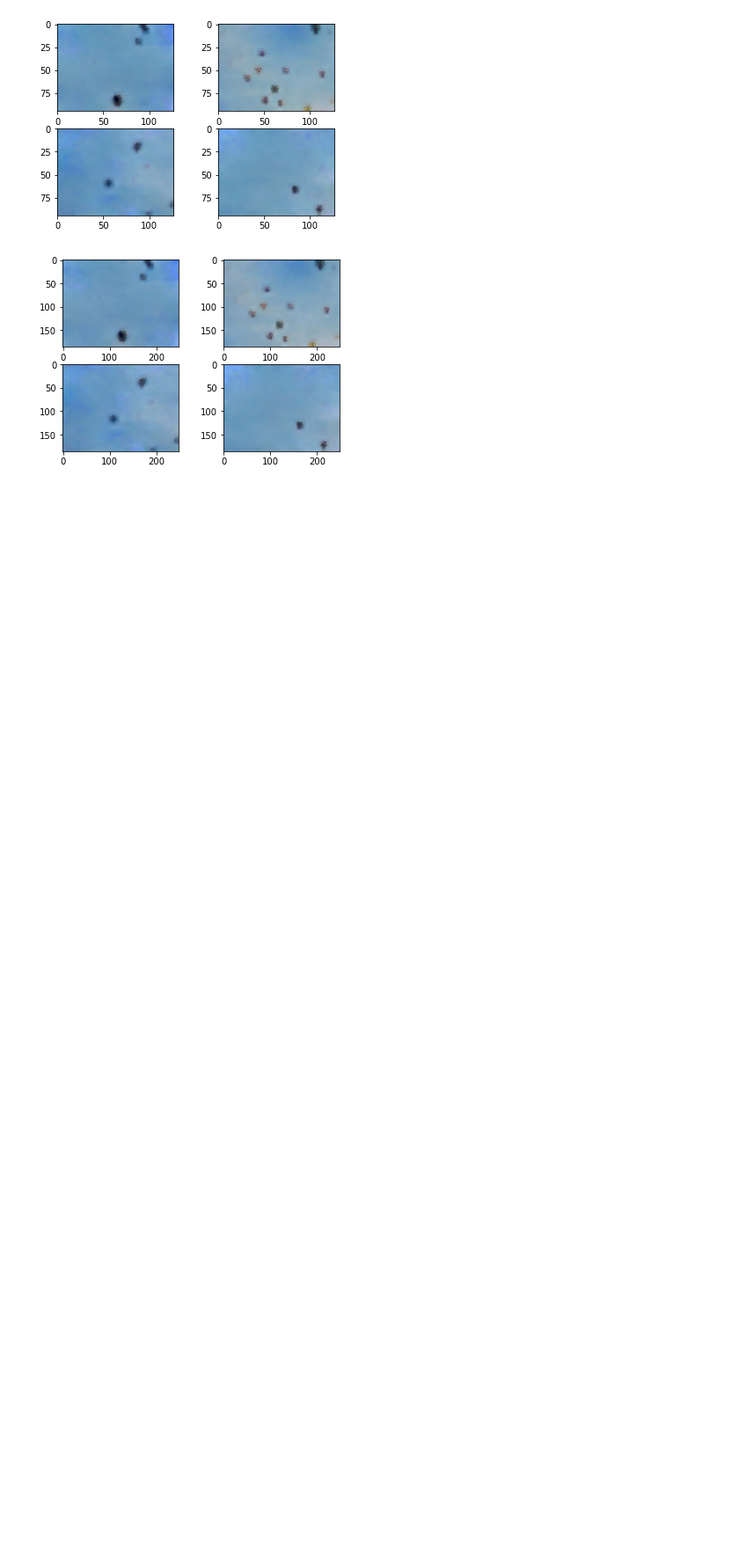
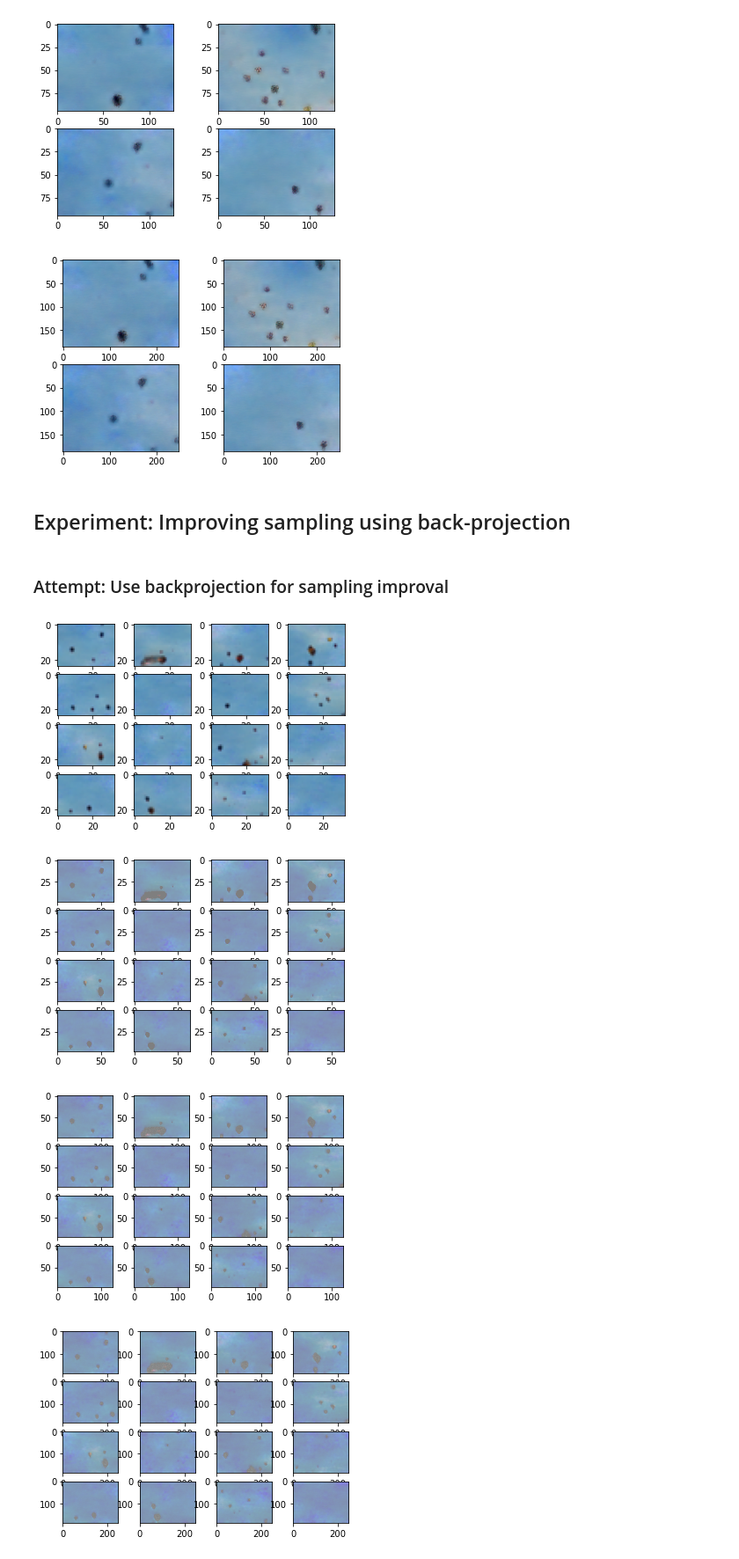
Before and after one commit to yanivnik/sinfusion-code, a Jupyter notebook: main.ipynb, the cells around one changed output. Shown at 88% size. Cells and saved outputs as stored; diff of their text form; code cells hidden in the pictures; blank space fills up the shorter version.

Commit message:
Updated notebook with more experiments

```diff
--- a/main.ipynb
+++ b/main.ipynb
@@ -53,13 +73,13 @@ pyramid.sample()
 # %% [markdown]
 ## Experiment: Re-using SR resolution layer
 # %%
-path_to_checkpoints = r'/home/yanivni/data/remote_projects/single-image-diffusion/lightning_logs/pyramid/balloons.png/version_5/checkpoints'
+path_to_checkpoints = r'/home/yanivni/data/remote_projects/single-image-diffusion/lightning_logs/pyramid/balloons.png/38_sr3_1k_noising_10k_training_4_levels_0.135_coarsest/checkpoints'
 image_name = 'balloons.png'
-levels = 3
+levels = 4
 coarsest_size_ratio = 0.135
 size_ratios = coarsest_size_ratio ** (1.0 / (levels - 1))
 # %%
-level0 = GaussianDiffusion.load_from_checkpoint(os.path.join(path_to_checkpoints, 'level=0-step=99999.ckpt'),
+level0 = Diffusion.load_from_checkpoint(os.path.join(path_to_checkpoints, 'level=0-step=99999.ckpt'),
                                                 model=ZSSRNet(), timesteps=1000).to(device='cuda:0')
 level1 = SRDiffusion.load_from_checkpoint(os.path.join(path_to_checkpoints, 'level=1-step=99999.ckpt'),
                                           model=ZSSRNet(in_channels=6), timesteps=1000).to(device='cuda:0')
@@ -67,21 +87,6 @@ level2 = SRDiffusion.load_from_checkpoint(os.path.join(path_to_checkpoints, 'lev
                                                 model=ZSSRNet(in_channels=6), timesteps=1000).to(device='cuda:0')
 level3 = SRDiffusion.load_from_checkpoint(os.path.join(path_to_checkpoints, 'level=3-step=99999.ckpt'),
                                           model=ZSSRNet(in_channels=6), timesteps=1000).to(device='cuda:0')
-# %%
-def show_sample(sample):
-    s = (sample.clamp(-1, 1) + 1) / 2
-    s = (s * 255).type(torch.uint8).moveaxis(1, 3)
-    s = s.cpu().numpy()
-
-    grid_size = int(len(s) ** 0.5)
-    if grid_size > 1:
-        f, axarr = plt.subplots(grid_size, grid_size)
-        for idx, img in enumerate(s):
-            axarr[idx // grid_size, idx % grid_size].imshow(img)
-    else:
-        plt.imshow(s[0])
-
-    plt.show()
 # %% [markdown]
 ### Attempt: Sample using corresponding resolution layers
 # %%
@@ -151,3 +156,36 @@ show_sample(s3)
 [figure]
 [figure]
 [figure]
+# %% [markdown]
+## Experiment: Improving sampling using back-projection
+# %%
+def back_projection(y_sr, y_lr):
+    y_sr += resize(y_lr - resize(y_sr, scale_factors=size_ratios, out_shape=y_lr.shape), scale_factors=1/size_ratios, out_shape=y_sr.shape)
+    return y_sr.clip(0, 1)
+# %% [markdown]
+### Attempt: Use backprojection for sampling improval
+# %%
+sizes = [(24, 33), (48, 65), (95, 127), (186, 248)]
+
+s0 = level0.sample(image_size=sizes[0], batch_size=16)
+s0_r = resize(s0, out_shape=sizes[1])
+s1 = level1.sample(s0_r, image_size=sizes[1])
+s1 = back_projection(s1, s0)
+
+s1_r = resize(s1, out_shape=sizes[2])
+s2 = level2.sample(s1_r, image_size=sizes[2])
+s2 = back_projection(s2, s1)
+
+s2_r = resize(s2, out_shape=sizes[3])
+s3 = level3.sample(s2_r, image_size=sizes[3])
+s3 = back_projection(s3, s2)
+
+show_sample(s0)
+show_sample(s1)
+show_sample(s2)
+show_sample(s3)
+# %% [output]
+[figure, added]
+[figure, added]
+[figure, added]
+[figure, added]
```
Also changed, not shown: parts of 26 cells of this notebook, 1 other file.
